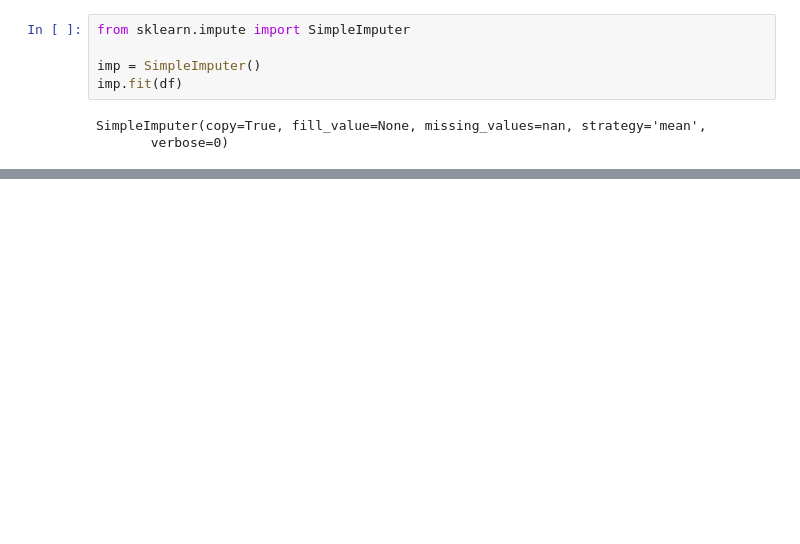
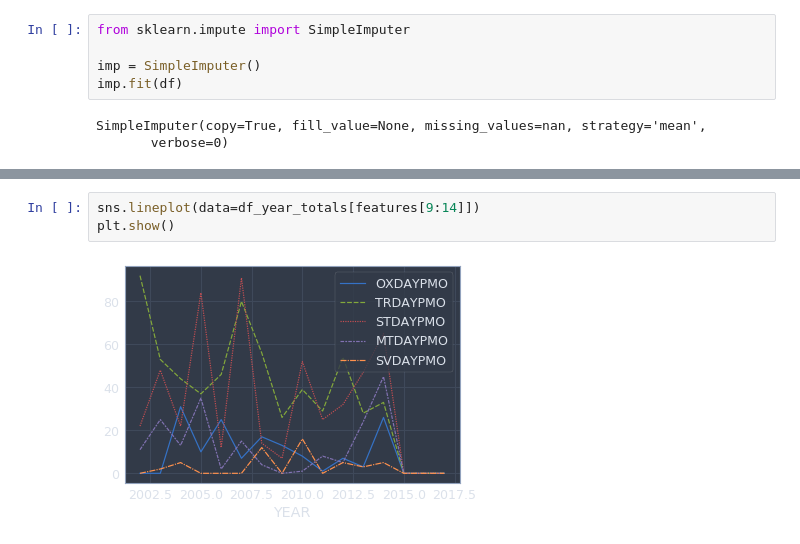
Before and after one commit to displaced-lobster/BDC2019, a Jupyter notebook: NSDUH.ipynb, the cells around one changed output, grey strips where cells are left out. Saved outputs shown, nothing was run; the diff lists cells and outputs as text; blank space fills up the shorter version.

```diff
--- a/NSDUH.ipynb
+++ b/NSDUH.ipynb
@@ -223,0 +296,5 @@ save_dataset(df_imp, './datasets/nsduh/NSDUH_2002_2017_reduced_imputed.csv')
+# %%
+sns.lineplot(data=df_year_totals[features[9:14]])
+plt.show()
+# %% [output]
+[figure, added]
```
Also changed, not shown: parts of 19 cells of this notebook.
